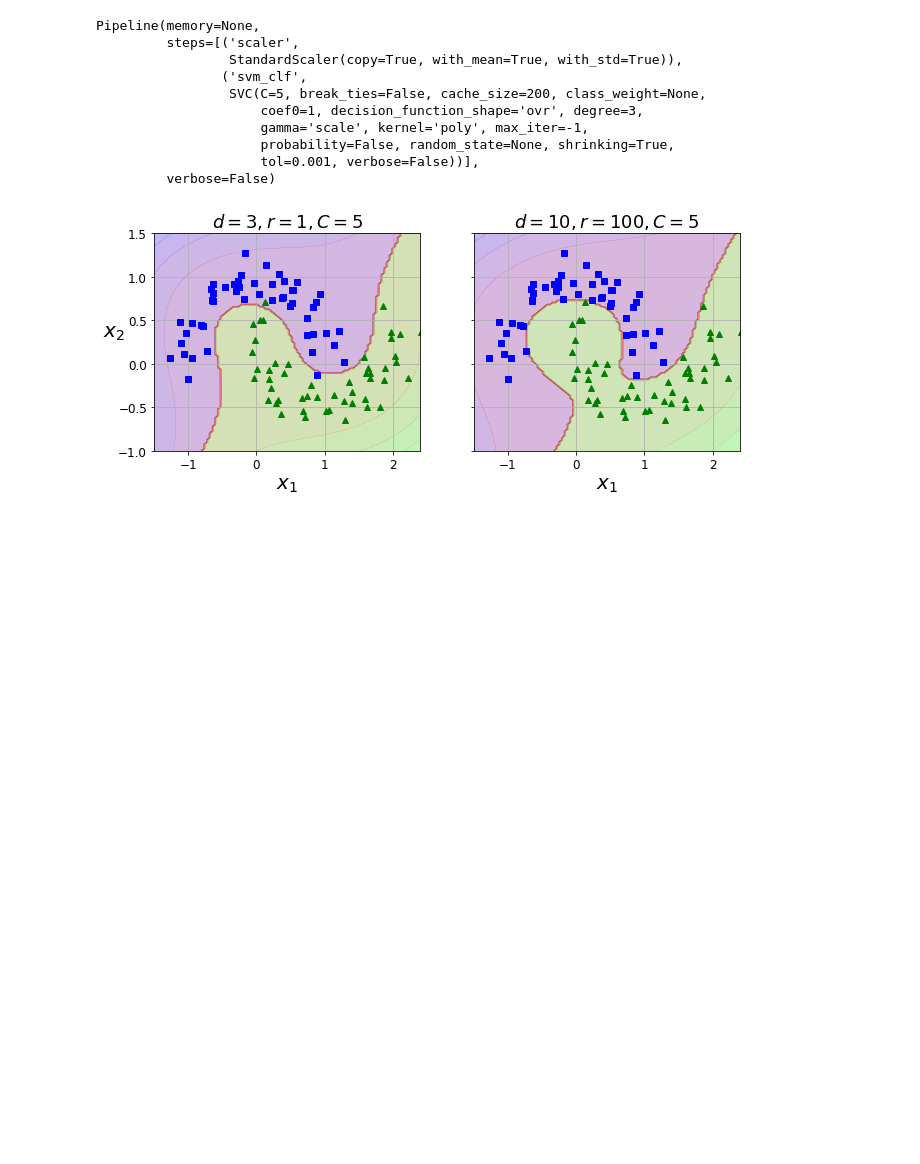
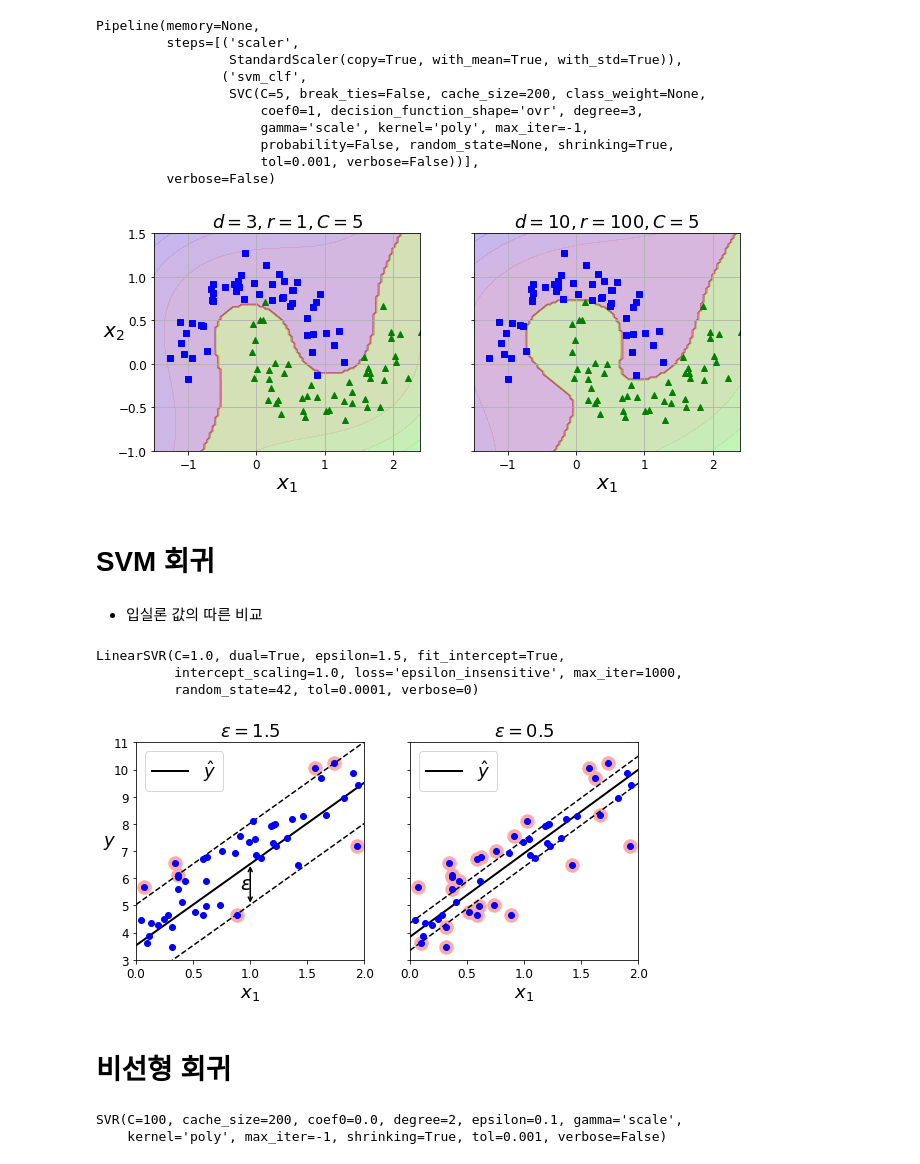
Before and after one commit to OHBEYOUNGHUN/Machine_practice, a Jupyter notebook: hands_on/SVM_handson_필사.ipynb, the cells around one changed output. Saved outputs shown, nothing was run; the diff lists cells and outputs as text; code cells hidden in the pictures; blank space fills up the shorter version.

```diff
--- a/hands_on/SVM_handson_필사.ipynb
+++ b/hands_on/SVM_handson_필사.ipynb
@@ -437,0 +436,4 @@ B
+# %% [markdown]
+# SVM 회귀
+# %% [markdown]
+- 입실론 값의 따른 비교
@@ -437,0 +445,59 @@ B
+# %%
+from sklearn.svm import LinearSVR
+
+svm_reg = LinearSVR(epsilon = 1.5, random_state =42)
+svm_reg.fit(X,y)
+# %% [output]
+LinearSVR(C=1.0, dual=True, epsilon=1.5, fit_intercept=True,
+          intercept_scaling=1.0, loss='epsilon_insensitive', max_iter=1000,
+          random_state=42, tol=0.0001, verbose=0)
+# %%
+svm_reg1 = LinearSVR(epsilon = 1.5, random_state=42)
+svm_reg2 = LinearSVR(epsilon= 0.5, random_state= 42)
+svm_reg1.fit(X,y)
+svm_reg2.fit(X,y)
+
+def find_support_vectors(svm_reg, X,y):
+  y_pred = svm_reg.predict(X)
+  off_margin = (np.abs(y-y_pred) >= svm_reg.epsilon)
+  return np.argwhere(off_margin)
+
+svm_reg1.support_ = find_support_vectors(svm_reg1,X,y)
+svm_reg2.support_ = find_support_vectors(svm_reg2,X,y)
+
+eps_x1 = 1
+eps_y_pred = svm_reg1.predict([[eps_x1]])
+# %%
+def plot_svm_regression(svm_reg, X, y, axes):
+    x1s = np.linspace(axes[0], axes[1], 100).reshape(100, 1)
+    y_pred = svm_reg.predict(x1s)
+    plt.plot(x1s, y_pred, "k-", linewidth=2, label=r"$\hat{y}$")
+    plt.plot(x1s, y_pred + svm_reg.epsilon, "k--")
+    plt.plot(x1s, y_pred - svm_reg.epsilon, "k--")
+    plt.scatter(X[svm_reg.support_], y[svm_reg.support_], s=180, facecolors='#FFAAAA')
+    plt.plot(X, y, "bo")
+    plt.xlabel(r"$x_1$", fontsize=18)
+    plt.legend(loc="upper left", fontsize=18)
+    plt.axis(axes)
+
+fig, axes = plt.subplots(ncols=2, figsize=(9, 4), sharey=True)
+plt.sca(axes[0])
+plot_svm_regression(svm_reg1, X, y, [0, 2, 3, 11])
+plt.title(r"$\epsilon = {}$".format(svm_reg1.epsilon), fontsize=18)
+plt.ylabel(r"$y$", fontsize=18, rotation=0)
+#plt.plot([eps_x1, eps_x1], [eps_y_pred, eps_y_pred - svm_reg1.epsilon], "k-", linewidth=2)
+plt.annotate(
+        '', xy=(eps_x1, eps_y_pred), xycoords='data',
+        xytext=(eps_x1, eps_y_pred - svm_reg1.epsilon),
+        textcoords='data', arrowprops={'arrowstyle': '<->', 'linewidth': 1.5}
+    )
+plt.text(0.91, 5.6, r"$\epsilon$", fontsize=20)
+plt.sca(axes[1])
+plot_svm_regression(svm_reg2, X, y, [0, 2, 3, 11])
+plt.title(r"$\epsilon = {}$".format(svm_reg2.epsilon), fontsize=18)
+
+plt.show()
+# %% [output]
+[figure, added]
+# %% [markdown]
+#  비선형 회귀
@@ -437,0 +509,10 @@ B
+# %%
+# 커널 사용한다
+#기본
+from sklearn.svm import SVR
+
+svm_poly_reg = SVR(kernel = 'poly', degree = 2, C=100, epsilon = 0.1, gamma = "scale")
+svm_poly_reg.fit(X,y)
+# %% [output]
+SVR(C=100, cache_size=200, coef0=0.0, degree=2, epsilon=0.1, gamma='scale',
+    kernel='poly', max_iter=-1, shrinking=True, tol=0.001, verbose=False)
```
Also changed, not shown: parts of 5 cells of this notebook.
